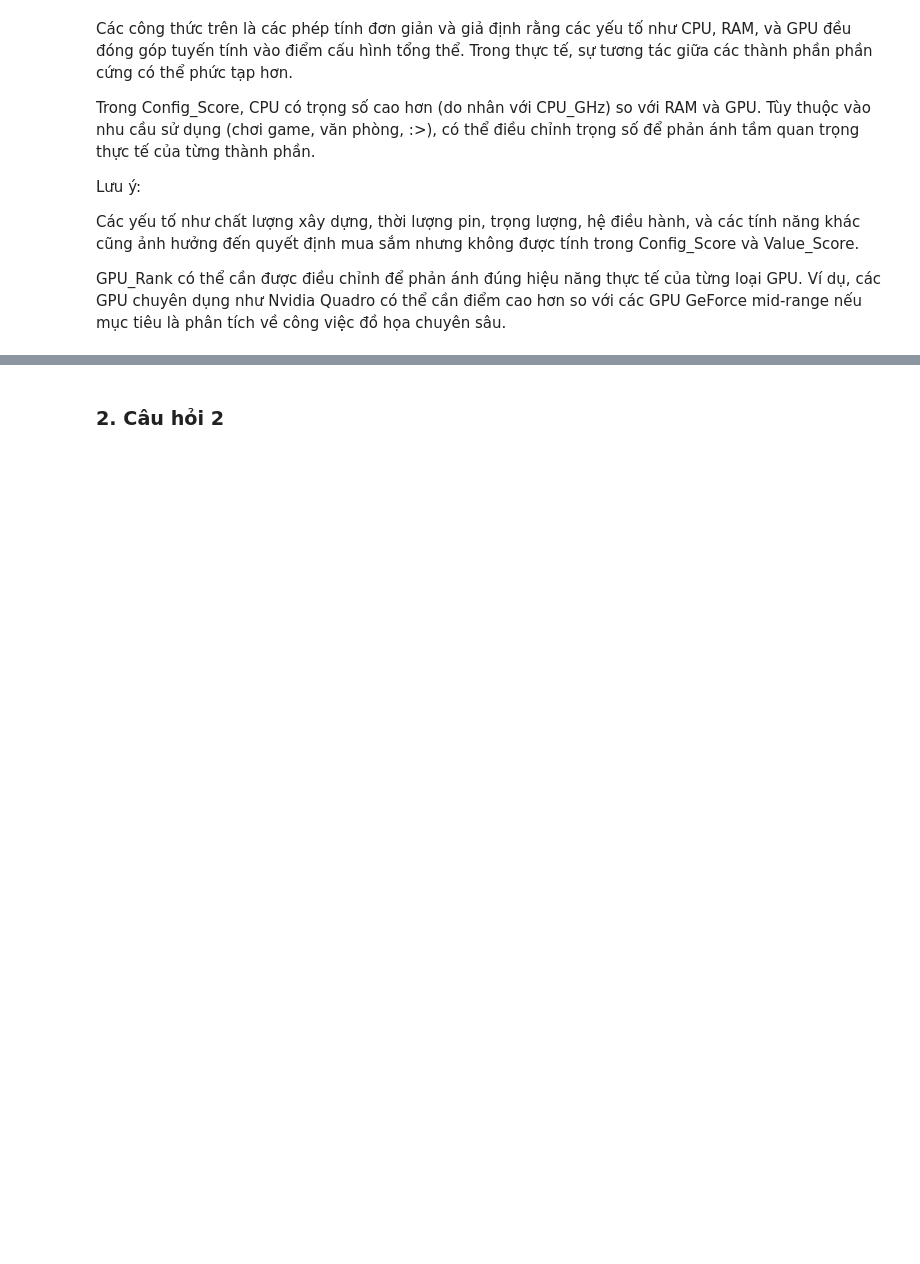
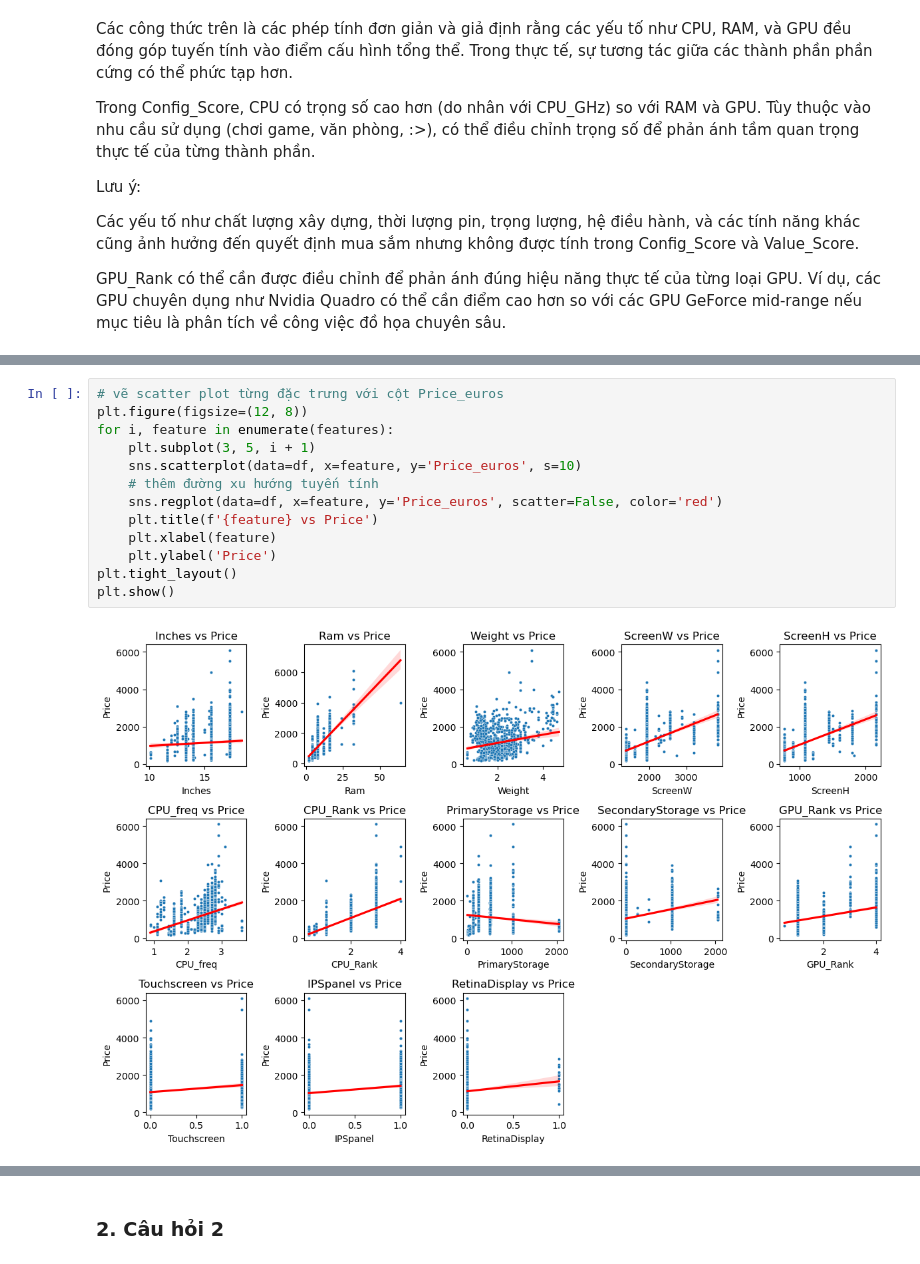
Before and after one commit to nguyennn263/final-lab-programming4DS, a Jupyter notebook: TienQuoc_Q1.ipynb, the cells around one changed output, grey strips where cells are left out. Cells and saved outputs as stored; diff of their text form; blank space fills up the shorter version.

```diff
--- a/TienQuoc_Q1.ipynb
+++ b/TienQuoc_Q1.ipynb
@@ -623,0 +647,15 @@ plt.show()
+# %%
+# vẽ scatter plot từng đặc trưng với cột Price_euros
+plt.figure(figsize=(12, 8))
+for i, feature in enumerate(features):
+    plt.subplot(3, 5, i + 1)
+    sns.scatterplot(data=df, x=feature, y='Price_euros', s=10)
+    # thêm đường xu hướng tuyến tính
+    sns.regplot(data=df, x=feature, y='Price_euros', scatter=False, color='red')
+    plt.title(f'{feature} vs Price')
+    plt.xlabel(feature)
+    plt.ylabel('Price')
+plt.tight_layout()
+plt.show()
+# %% [output]
+[figure, added]
```
Also changed, not shown: parts of 24 cells of this notebook.
